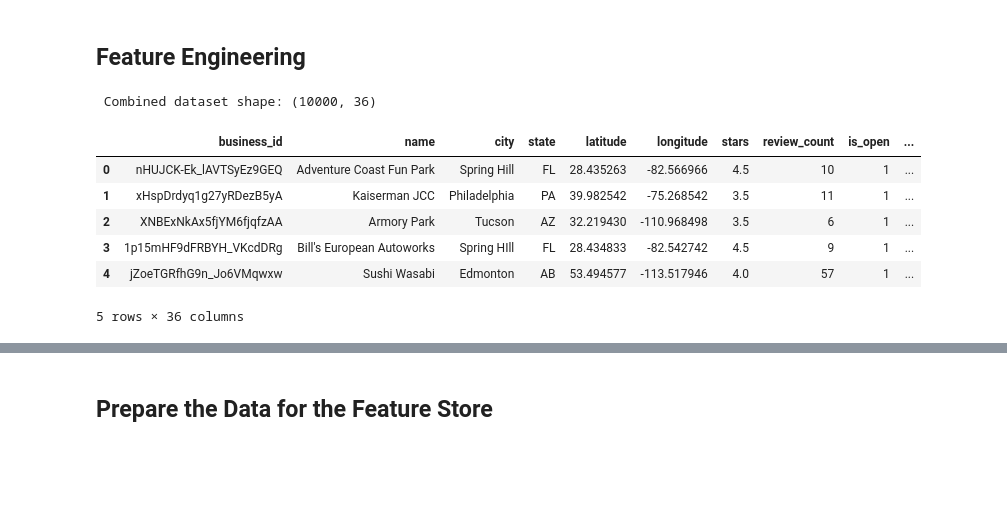
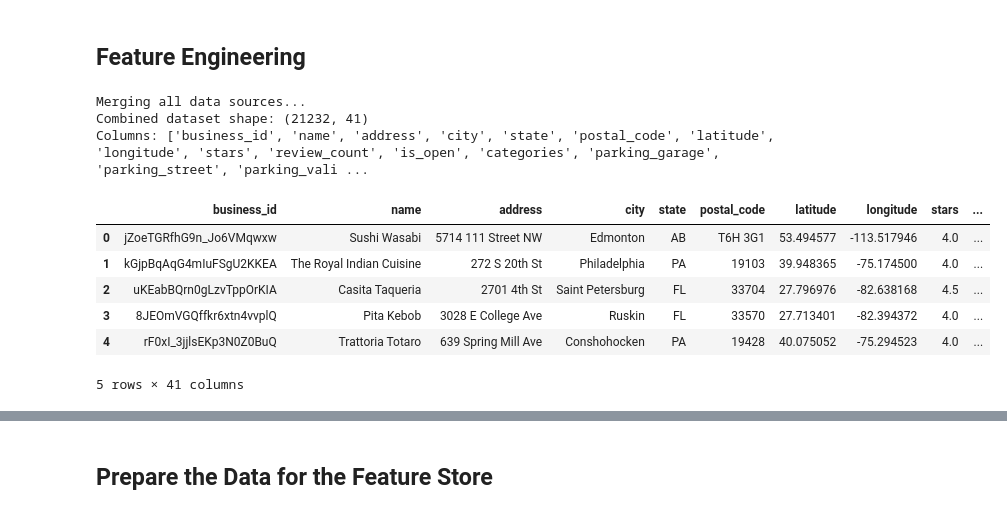
Before and after one commit to omarsagoo/VenueSignal, a Jupyter notebook: FeatureStore.ipynb, the cells around one changed output, grey strips where cells are left out. Saved outputs shown, nothing was run; the diff lists cells and outputs as text; code cells hidden in the pictures; blank space fills up the shorter version.

```diff
--- a/FeatureStore.ipynb
+++ b/FeatureStore.ipynb
@@ -189,20 +244,49 @@ Calculating review statistics from Athena...
 # %% [markdown]
 ## Feature Engineering
 # %%
-# Merge business data with attributes
-features_df = business_df.merge(attributes_df, on='business_id', how='left')
+# Merge processed data with text features and review stats
+print("Merging all data sources...")
 
-# Merge with review statistics
-features_df = features_df.merge(review_stats_df, on='business_id', how='left')
+# Start with processed business data (already has most features)
+features_df = business_df.copy()
 
-print(f" Combined dataset shape: {features_df.shape}")
+# Merge with text features from reviews
+features_df = features_df.merge(text_features, on='business_id', how='left')
+
+# Merge with review statistics (to update/supplement existing stats)
+features_df = features_df.merge(
+    review_stats_df[['business_id', 'total_reviews', 'avg_review_stars',
+                     'total_useful_votes', 'total_funny_votes', 'total_cool_votes']],
+    on='business_id',
+    how='left',
+    suffixes=('', '_new')
+)
+
+# Use new stats if available, otherwise keep existing
+for col in ['total_reviews', 'avg_review_stars', 'total_useful_votes', 'total_funny_votes', 'total_cool_votes']:
+    new_col = f'{col}_new'
+    if new_col in features_df.columns:
+        features_df[col] = features_df[new_col].fillna(features_df[col])
+        features_df.drop(columns=[new_col], inplace=True)
+
+# Fill missing text features with 0 (businesses with no reviews)
+text_feature_cols = ['parking_mentions', 'parking_positive_sentiment',
+                    'parking_negative_sentiment', 'free_parking_mentions', 'valet_mentions']
+for col in text_feature_cols:
+    if col in features_df.columns:
+        features_df[col] = features_df[col].fillna(0)
+
+print(f"Combined dataset shape: {features_df.shape}")
+print(f"Columns: {list(features_df.columns)}")
 features_df.head()
 # %% [output]
- Combined dataset shape: (10000, 36)
+Merging all data sources...
+Combined dataset shape: (21232, 41)
+Columns: ['business_id', 'name', 'address', 'city', 'state', 'postal_code', 'latitude', 'longitude', 'stars', 'review_count', 'is_open', 'categories', 'parking_garage', 'parking_street', 'parking_vali ...
-|  | business_id | name | city | state | latitude | longitude | stars | review_count | is_open | ... |
-| 0 | nHUJCK-Ek_lAVTSyEz9GEQ | Adventure Coast Fun Park | Spring Hill | FL | 28.435263 | -82.566966 | 4.5 | 10 | 1 | ... |
-| 1 | xHspDrdyq1g27yRDezB5yA | Kaiserman JCC | Philadelphia | PA | 39.982542 | -75.268542 | 3.5 | 11 | 1 | ... |
-| 2 | XNBExNkAx5fjYM6fjqfzAA | Armory Park | Tucson | AZ | 32.219430 | -110.968498 | 3.5 | 6 | 1 | ... |
-| 3 | 1p15mHF9dFRBYH_VKcdDRg | Bill's European Autoworks | Spring HIll | FL | 28.434833 | -82.542742 | 4.5 | 9 | 1 | ... |
-| 4 | jZoeTGRfhG9n_Jo6VMqwxw | Sushi Wasabi | Edmonton | AB | 53.494577 | -113.517946 | 4.0 | 57 | 1 | ... |
+|  | business_id | name | address | city | state | postal_code | latitude | longitude | stars | ... |
+| 0 | jZoeTGRfhG9n_Jo6VMqwxw | Sushi Wasabi | 5714 111 Street NW | Edmonton | AB | T6H 3G1 | 53.494577 | -113.517946 | 4.0 | ... |
+| 1 | kGjpBqAqG4mIuFSgU2KKEA | The Royal Indian Cuisine | 272 S 20th St | Philadelphia | PA | 19103 | 39.948365 | -75.174500 | 4.0 | ... |
+| 2 | uKEabBQrn0gLzvTppOrKIA | Casita Taqueria | 2701 4th St | Saint Petersburg | FL | 33704 | 27.796976 | -82.638168 | 4.5 | ... |
+| 3 | 8JEOmVGQffkr6xtn4vvplQ | Pita Kebob | 3028 E College Ave | Ruskin | FL | 33570 | 27.713401 | -82.394372 | 4.0 | ... |
+| 4 | rF0xI_3jjlsEKp3N0Z0BuQ | Trattoria Totaro | 639 Spring Mill Ave | Conshohocken | PA | 19428 | 40.075052 | -75.294523 | 4.0 | ... |
-5 rows × 36 columns
+5 rows × 41 columns
```
Also changed, not shown: parts of 24 cells of this notebook, 1 other file.
